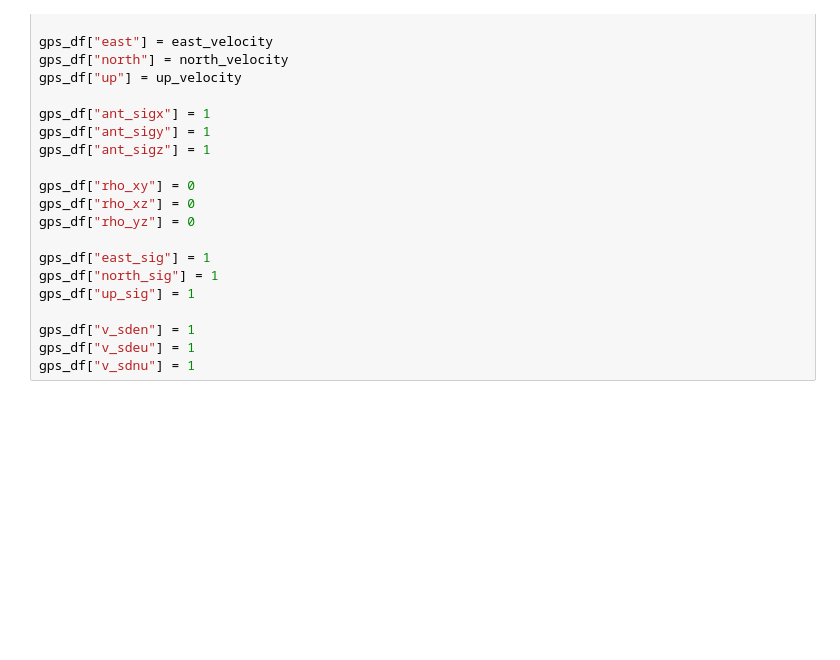
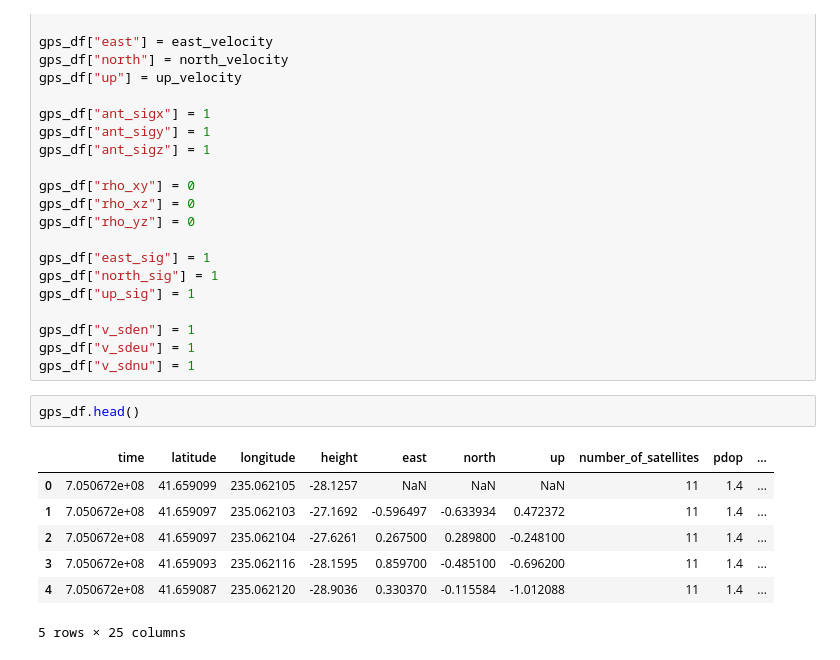
Before and after one commit to EarthScope/es_sfgtools, a Jupyter notebook: dev/notebooks/ncc1_demo.ipynb, the cells around one changed output. Drawn from its saved outputs; the diff is of its cells as text; blank space fills up the shorter version.

```diff
--- a/dev/notebooks/ncc1_demo.ipynb
+++ b/dev/notebooks/ncc1_demo.ipynb
@@ -184,3 +184,13 @@ gps_df["up_sig"] = 1
 gps_df["v_sden"] = 1
 gps_df["v_sdeu"] = 1
 gps_df["v_sdnu"] = 1
+# %%
+gps_df.head()
+# %% [output]
+|  | time | latitude | longitude | height | east | north | up | number_of_satellites | pdop | ... |
+| 0 | 7.050672e+08 | 41.659099 | 235.062105 | -28.1257 | NaN | NaN | NaN | 11 | 1.4 | ... |
+| 1 | 7.050672e+08 | 41.659097 | 235.062103 | -27.1692 | -0.596497 | -0.633934 | 0.472372 | 11 | 1.4 | ... |
+| 2 | 7.050672e+08 | 41.659097 | 235.062104 | -27.6261 | 0.267500 | 0.289800 | -0.248100 | 11 | 1.4 | ... |
+| 3 | 7.050672e+08 | 41.659093 | 235.062116 | -28.1595 | 0.859700 | -0.485100 | -0.696200 | 11 | 1.4 | ... |
+| 4 | 7.050672e+08 | 41.659087 | 235.062120 | -28.9036 | 0.330370 | -0.115584 | -1.012088 | 11 | 1.4 | ... |
+5 rows × 25 columns
```
Also changed, not shown: parts of 4 cells of this notebook.
